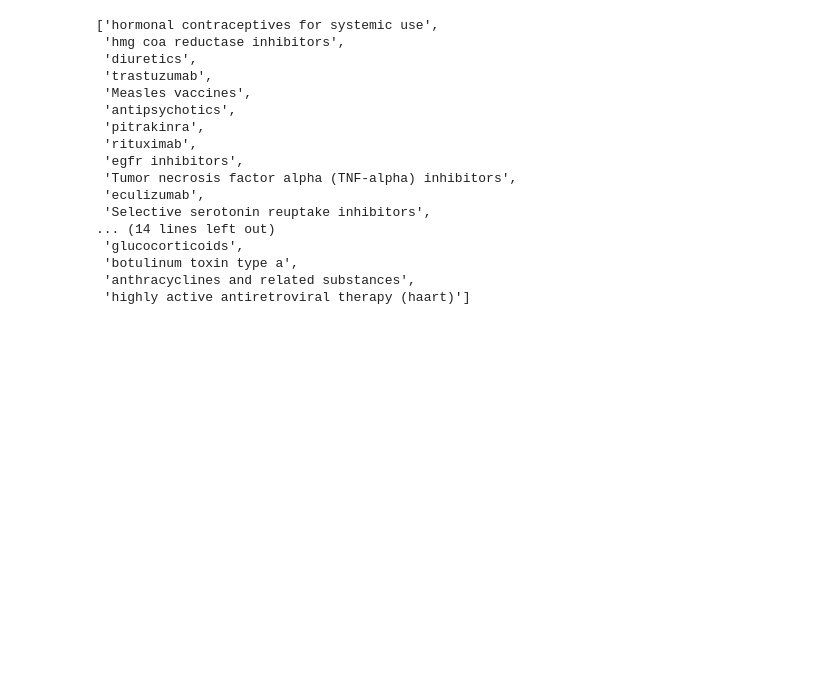
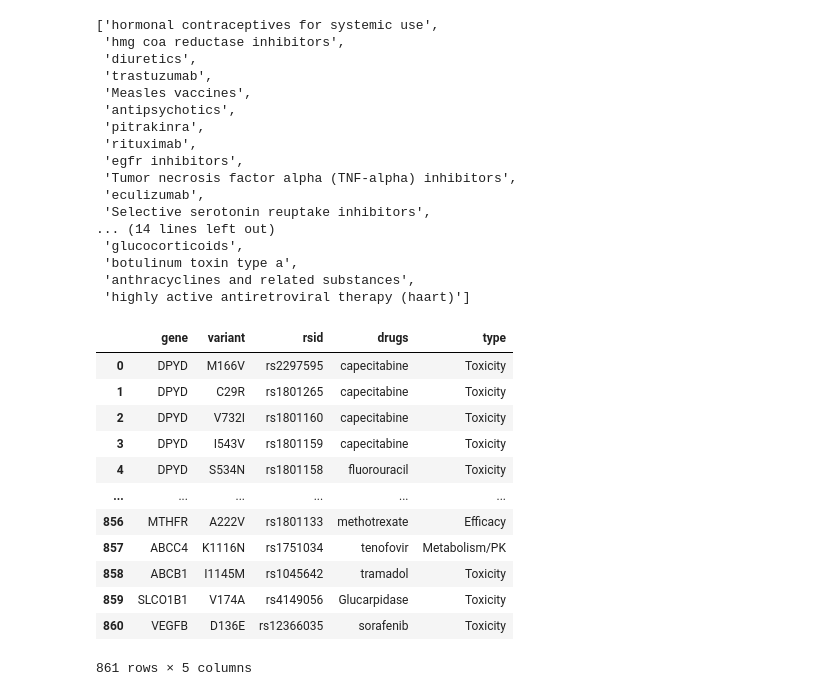
Before and after one commit to Liuzhe30/Emden, a Jupyter notebook: preprocess/03-preprocess-pharmgkb.ipynb, the cells around one changed output. Drawn from its saved outputs; the diff is of its cells as text; code cells hidden in the pictures; blank space fills up the shorter version.

Commit message:
preprocess pharmgkb drugs

```diff
--- a/preprocess/03-preprocess-pharmgkb.ipynb
+++ b/preprocess/03-preprocess-pharmgkb.ipynb
@@ -477,3 +477,25 @@ error_list
  'botulinum toxin type a',
  'anthracyclines and related substances',
  'highly active antiretroviral therapy (haart)']
+# %%
+# fix drugname for pubchem
+fixdrug_df = fix_evidence_df[~fix_evidence_df['drugs'].str.contains('highly active antiretroviral therapy (haart)')]
+for item in error_list:
+    fixdrug_df = fixdrug_df[~(fixdrug_df['drugs'] == item)]
+fixdrug_df = fixdrug_df.reset_index(drop=True)
+fixdrug_df.to_csv('../datasets/middlefile/pharmgkb_evidence_table.csv', index=None)
+fixdrug_df
+# %% [output]
+|  | gene | variant | rsid | drugs | type |
+| 0 | DPYD | M166V | rs2297595 | capecitabine | Toxicity |
+| 1 | DPYD | C29R | rs1801265 | capecitabine | Toxicity |
+| 2 | DPYD | V732I | rs1801160 | capecitabine | Toxicity |
+| 3 | DPYD | I543V | rs1801159 | capecitabine | Toxicity |
+| 4 | DPYD | S534N | rs1801158 | fluorouracil | Toxicity |
+| ... | ... | ... | ... | ... | ... |
+| 856 | MTHFR | A222V | rs1801133 | methotrexate | Efficacy |
+| 857 | ABCC4 | K1116N | rs1751034 | tenofovir | Metabolism/PK |
+| 858 | ABCB1 | I1145M | rs1045642 | tramadol | Toxicity |
+| 859 | SLCO1B1 | V174A | rs4149056 | Glucarpidase | Toxicity |
+| 860 | VEGFB | D136E | rs12366035 | sorafenib | Toxicity |
+861 rows × 5 columns
```
Also changed, not shown: parts of 2 cells of this notebook, 4 other files.
